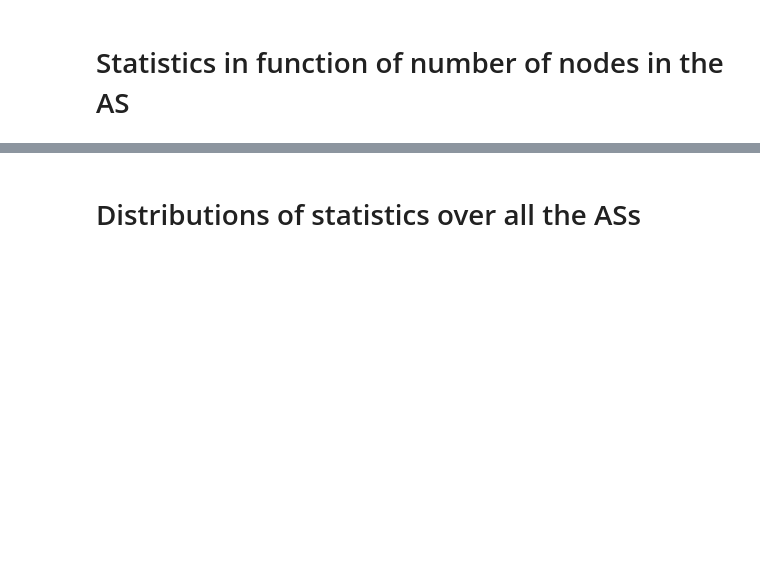
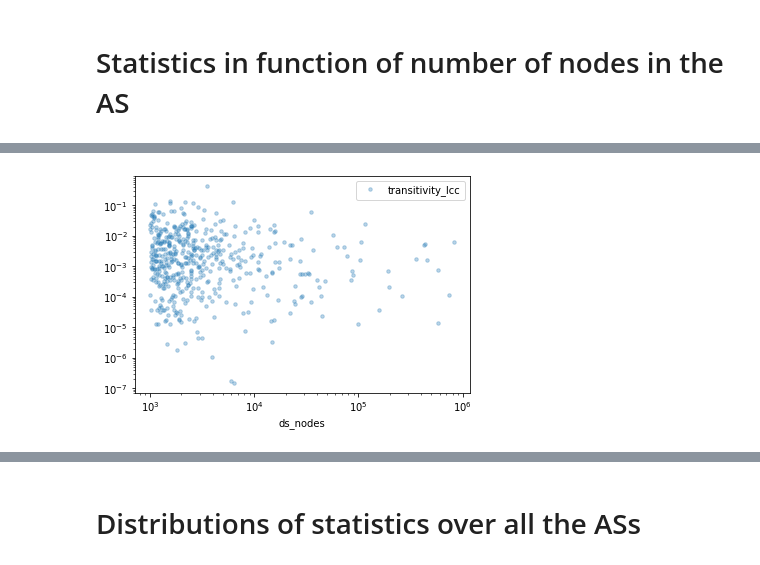
Before and after one commit to netgroup/as-analysis, a Jupyter notebook: plotter.ipynb, the cells around one changed output, grey strips where cells are left out. Drawn from its saved outputs; the diff is of its cells as text; code cells hidden in the pictures; blank space fills up the shorter version.

```diff
--- a/plotter.ipynb
+++ b/plotter.ipynb
@@ -2,8 +2,12 @@
 import matplotlib.pyplot as plt
 import json
 import pandas as pd
+
+FOLDER = "EU"
 # %%
 with open("c_names.json") as json_file:
   column_names = json.load(json_file)
-analysis_df = pd.read_csv("analysis-1.tsv", delimiter="\t", names=column_names)
+# analysis_df = pd.read_csv("analysis.tsv", delimiter="\t", names=column_names)
+analysis_df = pd.read_csv("analysis_2020_08/analysis_EU.csv")
 analysis_df = analysis_df.sort_values(by="ds_nodes").reset_index().drop("index", axis=1)
+analysis_df
@@ -51,21 +73,23 @@ plt.savefig("figures/avg_short_path.png", dpi=300)
 # %%
 # transitivity
-df = analysis_df[["ds_nodes", "transitivity"]]
-df.plot(ls="", marker = ".", x="ds_nodes", markersize=7, alpha=.3)
-plt.yscale("log")
-plt.xscale("log")
-plt.savefig("figures/trans.png", dpi=300)
+# df = analysis_df[["ds_nodes", "transitivity"]]
+# df.plot(ls="", marker = ".", x="ds_nodes", markersize=7, alpha=.3)
+# plt.yscale("log")
+# plt.xscale("log")
+# plt.savefig(FOLDER + "/trans.png", dpi=300)
 
 df = analysis_df[["ds_nodes", "transitivity_lcc"]]
 df.plot(ls="", marker = ".", x="ds_nodes", markersize=7, alpha=.3)
 plt.yscale("log")
 plt.xscale("log")
-plt.savefig("figures/trans_lcc.png", dpi=300)
+plt.savefig(FOLDER + "/trans_lcc.png", dpi=300)
 
-df = analysis_df[["ds_nodes", "transitivity", "transitivity_lcc"]]
-df.plot(ls="", marker = ".", x="ds_nodes", markersize=7, alpha=.3)
-plt.yscale("log")
-plt.xscale("log")
-plt.savefig("figures/trans_all.png", dpi=300)
+# df = analysis_df[["ds_nodes", "transitivity", "transitivity_lcc"]]
+# df.plot(ls="", marker = ".", x="ds_nodes", markersize=7, alpha=.3)
+# plt.yscale("log")
+# plt.xscale("log")
+# plt.savefig(FOLDER + "/trans_all.png", dpi=300)
+# %% [output]
+[figure, added]
 # %%
 # density
```
Also changed, not shown: parts of 15 cells of this notebook, 5 other files.
